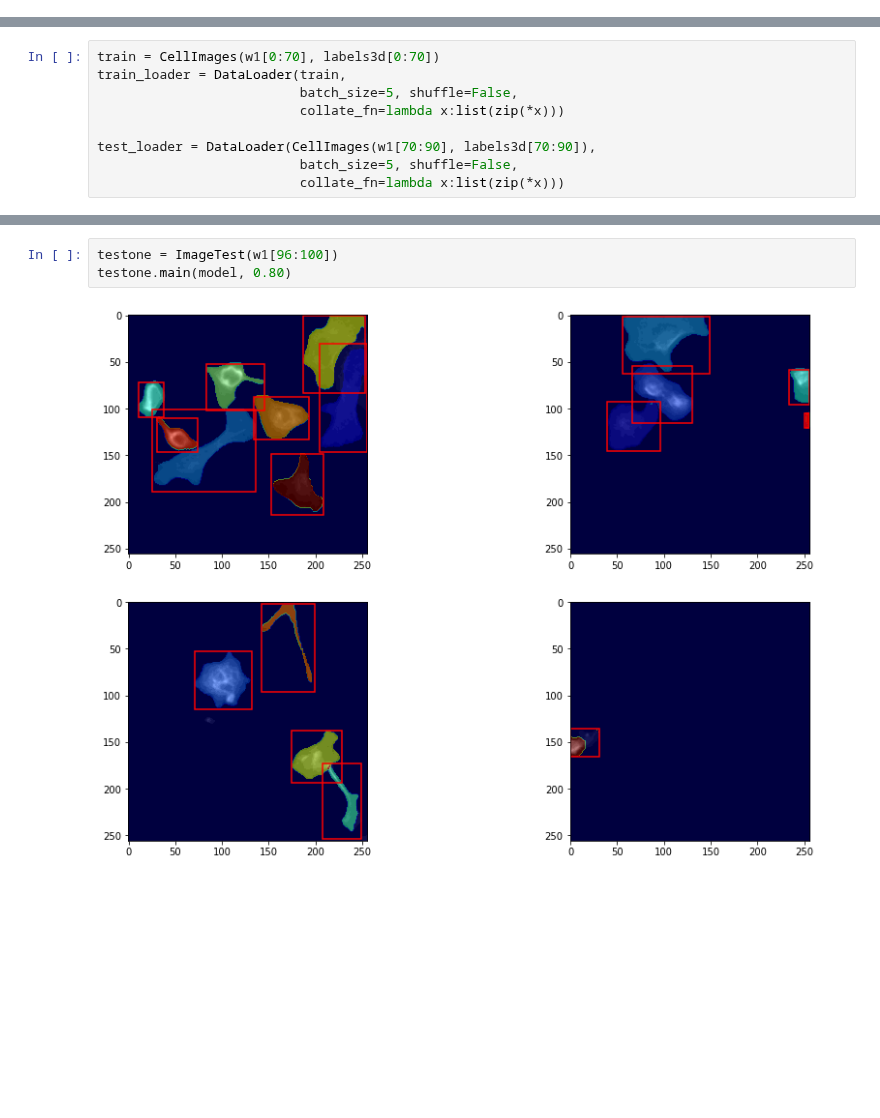
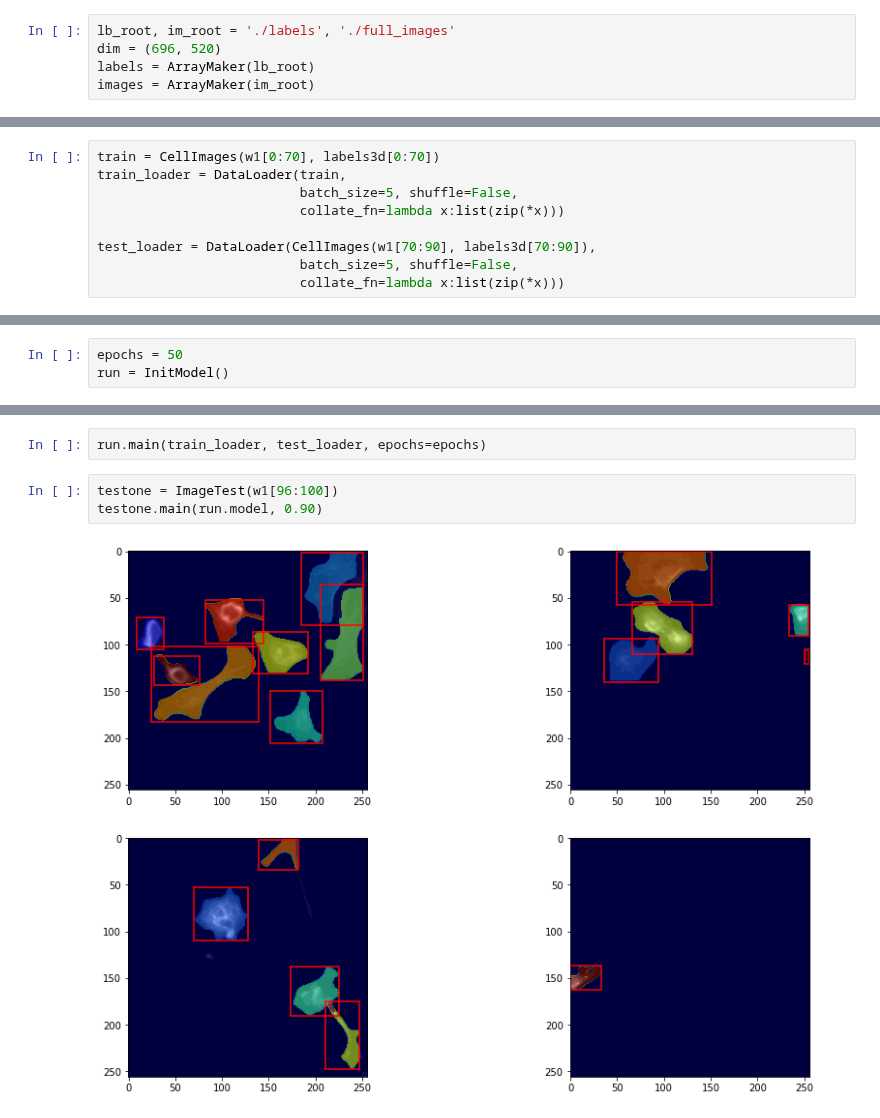
Before and after one commit to ego-alt/segmentation-from-scratch, a Jupyter notebook: instance_seg/instance_seg.ipynb, the cells around one changed output, grey strips where cells are left out. Cells and saved outputs as stored; diff of their text form; blank space fills up the shorter version.

```diff
--- a/instance_seg/instance_seg.ipynb
+++ b/instance_seg/instance_seg.ipynb
@@ -74 +20,6 @@ class ArrayMaker:
+# %%
+lb_root, im_root = './labels', './full_images'
+dim = (696, 520)
+labels = ArrayMaker(lb_root)
+images = ArrayMaker(im_root)
 # %%
@@ -317,0 +72,3 @@ class ImageTest:
+# %%
+epochs = 50
+run = InitModel()
@@ -318,5 +77,7 @@ class ImageTest:
+# %%
+run.main(train_loader, test_loader, epochs=epochs)
 # %%
 testone = ImageTest(w1[96:100])
-testone.main(model, 0.80)
+testone.main(run.model, 0.90)
 # %% [output]
-[figure, old version]
+[figure, new version]
```
Also changed, not shown: parts of 17 cells of this notebook.
